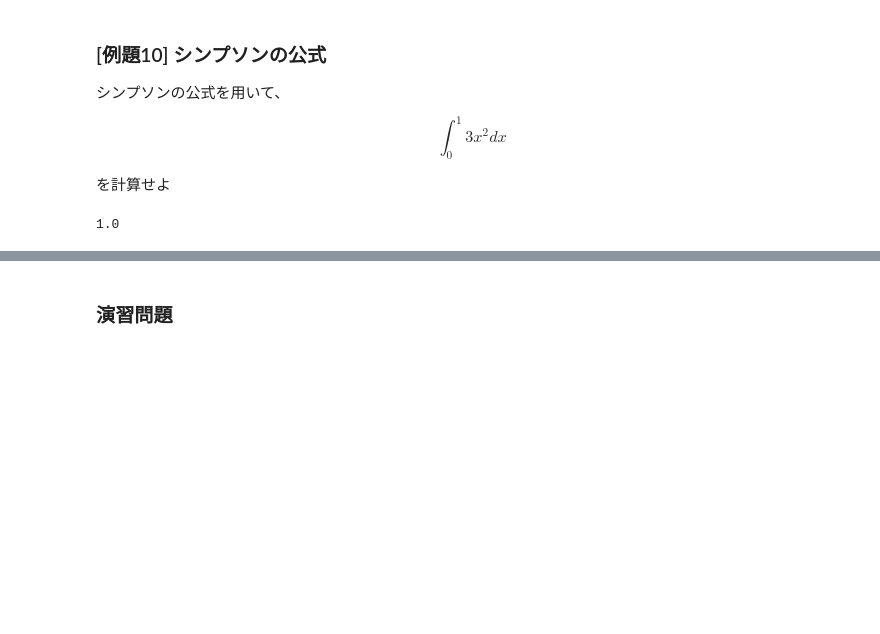
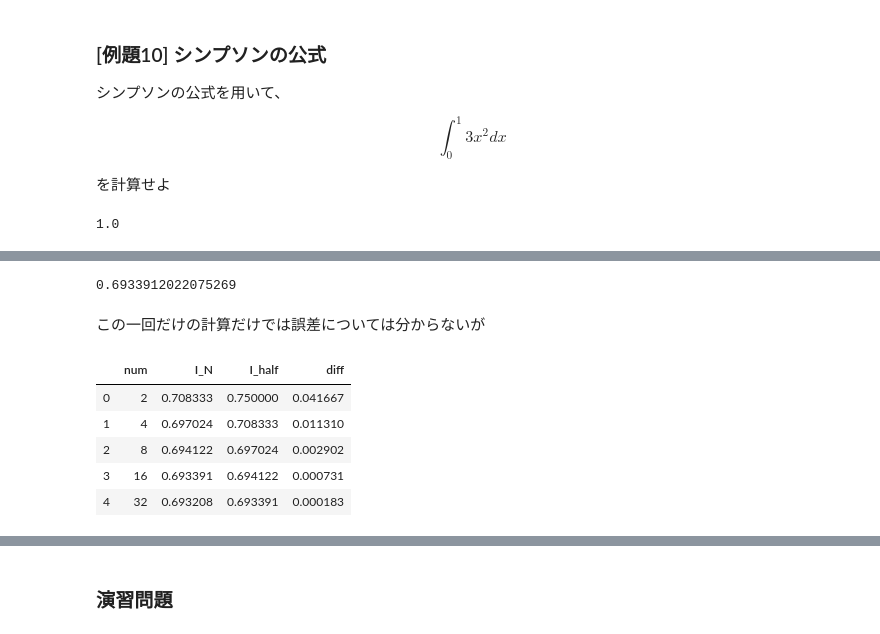
Before and after one commit to RyoNakagami/mathematical_computation, a Jupyter notebook: mathematical_computation101/lecturenotes/ch01.ipynb, the cells around one changed output, grey strips where cells are left out. Drawn from its saved outputs; the diff is of its cells as text; code cells hidden in the pictures; blank space fills up the shorter version.

```diff
--- a/mathematical_computation101/lecturenotes/ch01.ipynb
+++ b/mathematical_computation101/lecturenotes/ch01.ipynb
@@ -377,0 +537,6 @@ print(x)
+# %%
+np.random.seed(10101)
+std_true = 3.08315 * 10 ** (-23)
+mean_true = 0.01
+data = np.random.normal(mean_true, std_true, 30)
+data
@@ -377,0 +570,6 @@ print(x)
+# %%
+square_sum = 0
+for i in data:
+    square_sum += i**2
+
+print(square_sum/30 - x_mean**2)
@@ -693,0 +945,33 @@ simp(lambda x: 3*x**2, 0, 1, 50)
+# %%
+a = 0
+b = 1
+f = lambda x: 1/(1 + x)
+
+trapz(f,a,b,N=16)
+# %% [output]
+0.6933912022075269
+# %% [markdown]
+この一回だけの計算だけでは誤差については分からないが
+# %%
+data = None
+
+for i in range(1, 6):
+    N = 2**i
+    half_N = N/2
+    num, I_N, I_half = N, trapz(f, a, b, N = N), trapz(f, a, b, N = half_N)
+    tmp = np.array([num, I_N, I_half, abs(I_N - I_half)])
+    if data is None:
+        data = tmp
+    else:
+        data = np.vstack([data, tmp])
+
+data = pd.DataFrame(data, columns = ('num', 'I_N', 'I_half', 'diff'))
+data['num'] = data['num'].astype('int')
+data
+# %% [output]
+|  | num | I_N | I_half | diff |
+| 0 | 2 | 0.708333 | 0.750000 | 0.041667 |
+| 1 | 4 | 0.697024 | 0.708333 | 0.011310 |
+| 2 | 8 | 0.694122 | 0.697024 | 0.002902 |
+| 3 | 16 | 0.693391 | 0.694122 | 0.000731 |
+| 4 | 32 | 0.693208 | 0.693391 | 0.000183 |
```
Also changed, not shown: parts of 46 cells of this notebook, 1 other file.
